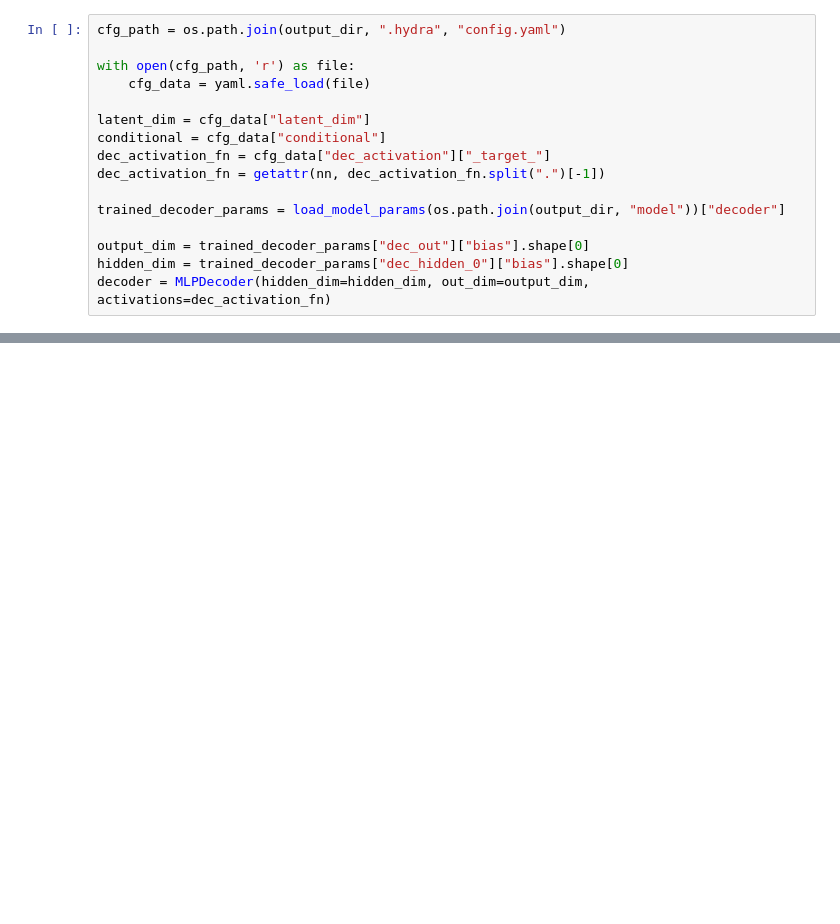
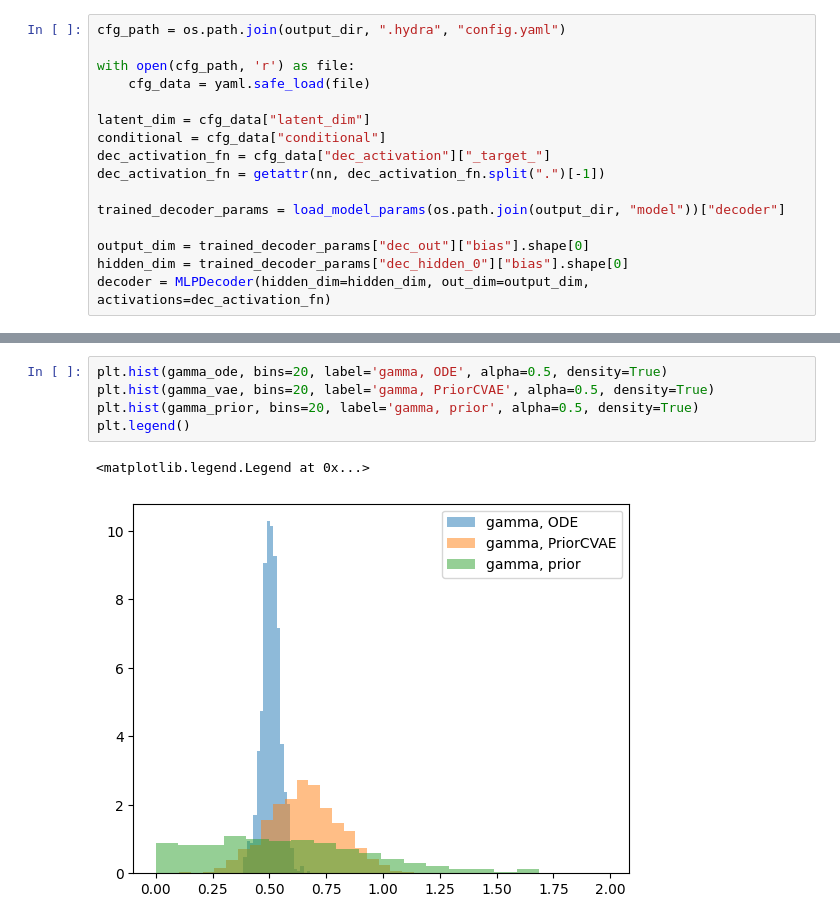
Before and after one commit to elizavetasemenova/PriorCVAE_JAX, a Jupyter notebook: experiments/SIR/notebook/5_SIR_inference_CVAE.ipynb, the cells around one changed output, grey strips where cells are left out. Saved outputs shown, nothing was run; the diff lists cells and outputs as text; blank space fills up the shorter version.

```diff
--- a/experiments/SIR/notebook/5_SIR_inference_CVAE.ipynb
+++ b/experiments/SIR/notebook/5_SIR_inference_CVAE.ipynb
@@ -265,0 +331,8 @@ plt.legend()
+# %%
+plt.hist(gamma_ode, bins=20, label='gamma, ODE', alpha=0.5, density=True)
+plt.hist(gamma_vae, bins=20, label='gamma, PriorCVAE', alpha=0.5, density=True)
+plt.hist(gamma_prior, bins=20, label='gamma, prior', alpha=0.5, density=True)
+plt.legend()
+# %% [output]
+<matplotlib.legend.Legend at 0x...>
+[figure, added]
```
Also changed, not shown: parts of 55 cells of this notebook, 5 other files.
